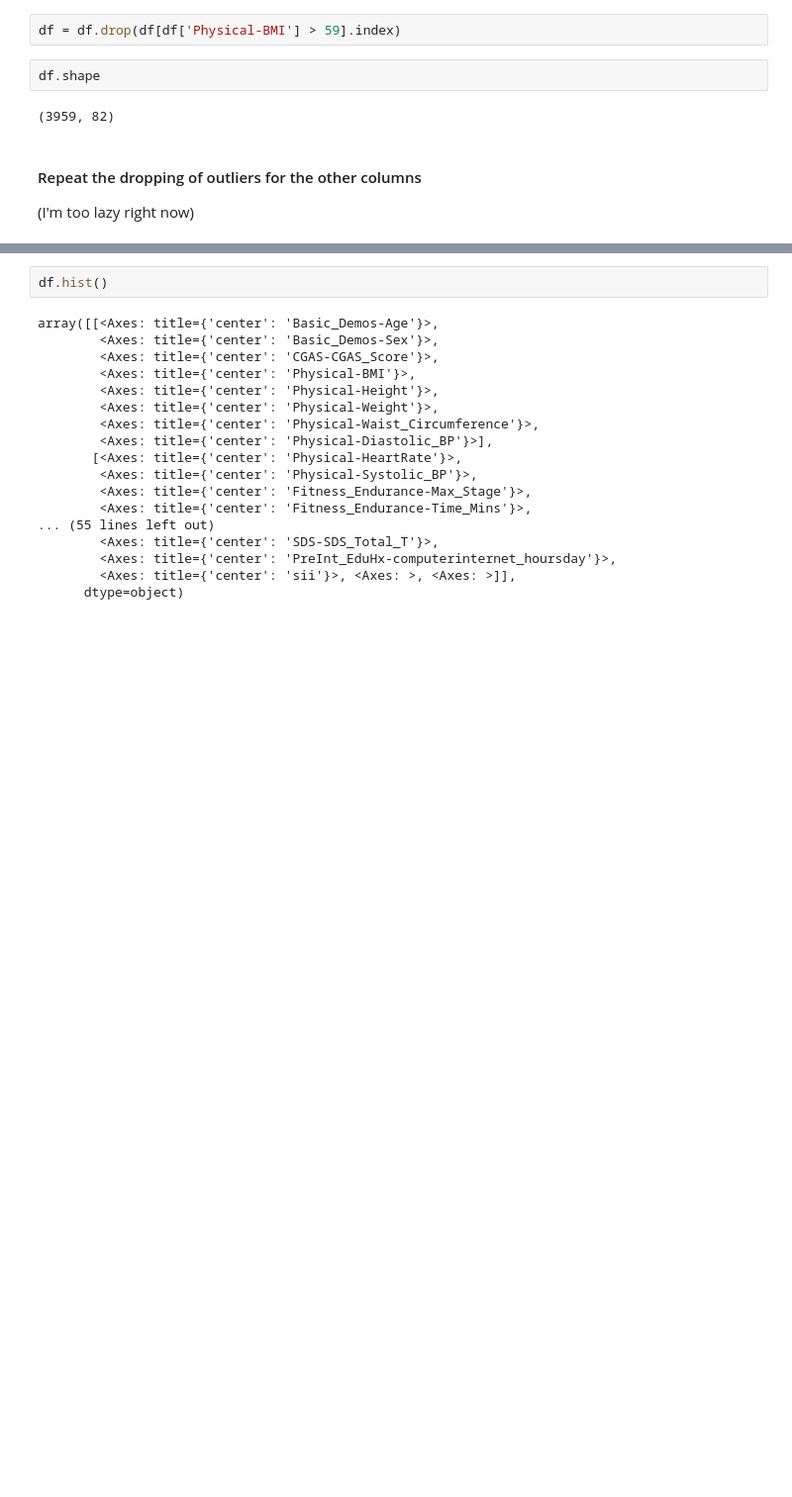
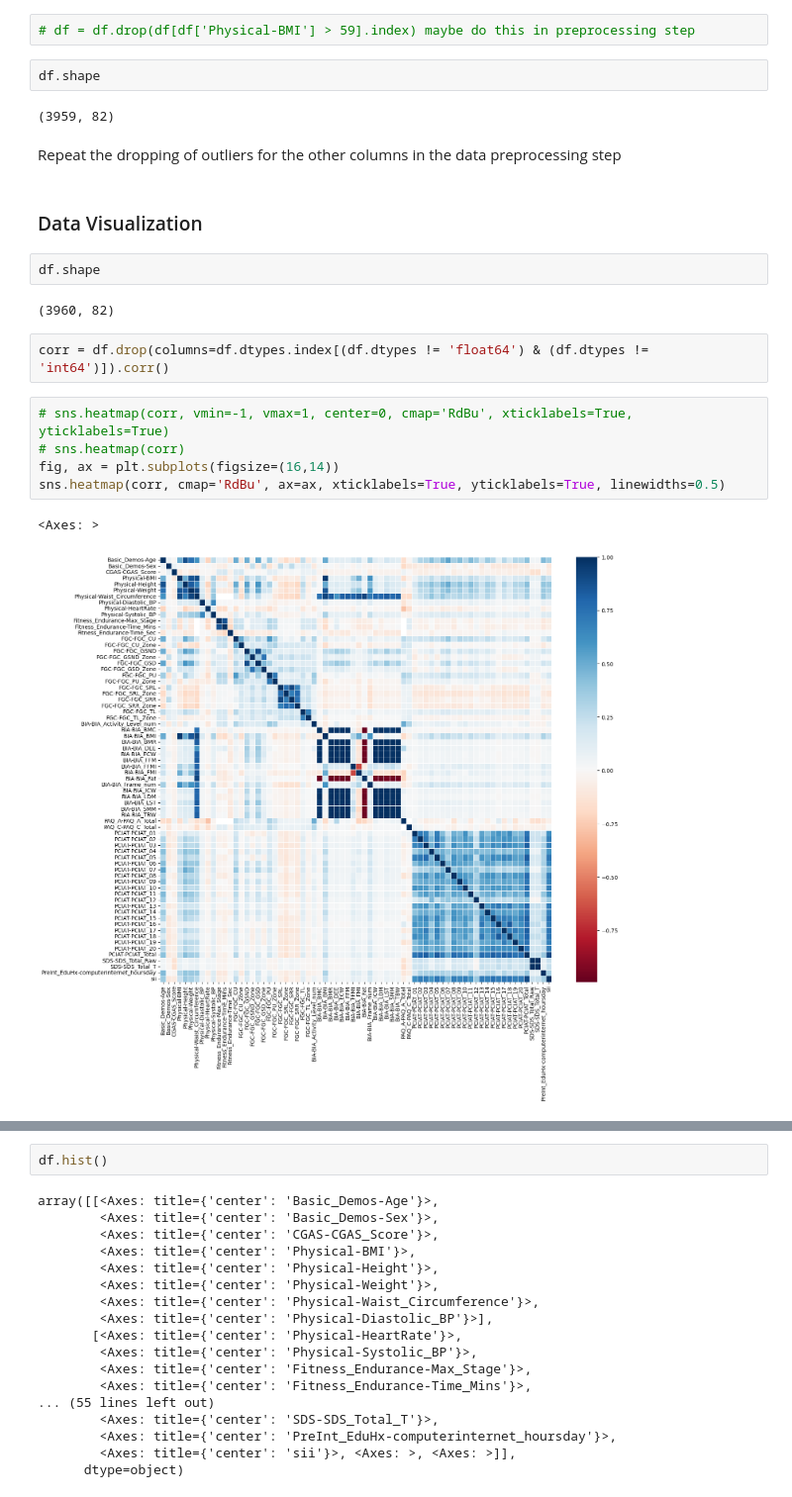
Before and after one commit to k3liang/Problematic-Internet-Use-Predictor, a Jupyter notebook: EDA.ipynb, the cells around one changed output, grey strips where cells are left out. Shown: that part at 99% size. Drawn from its saved outputs; the diff is of its cells as text; blank space fills up the shorter version.

Commit message:
more exploration of data, started visualizations

```diff
--- a/EDA.ipynb
+++ b/EDA.ipynb
@@ -278,11 +334,26 @@ df.shape
 # %% [output]
 (3960, 82)
 # %%
-df = df.drop(df[df['Physical-BMI'] > 59].index)
+# df = df.drop(df[df['Physical-BMI'] > 59].index) maybe do this in preprocessing step
 # %%
 df.shape
 # %% [output]
 (3959, 82)
 # %% [markdown]
-#### Repeat the dropping of outliers for the other columns
-(I'm too lazy right now)
+Repeat the dropping of outliers for the other columns in the data preprocessing step
+# %% [markdown]
+### Data Visualization
+# %%
+df.shape
+# %% [output]
+(3960, 82)
+# %%
+corr = df.drop(columns=df.dtypes.index[(df.dtypes != 'float64') & (df.dtypes != 'int64')]).corr()
+# %%
+# sns.heatmap(corr, vmin=-1, vmax=1, center=0, cmap='RdBu', xticklabels=True, yticklabels=True)
+# sns.heatmap(corr)
+fig, ax = plt.subplots(figsize=(16,14))
+sns.heatmap(corr, cmap='RdBu', ax=ax, xticklabels=True, yticklabels=True, linewidths=0.5)
+# %% [output]
+<Axes: >
+[figure, added]
```
Also changed, not shown: parts of 14 cells of this notebook.
